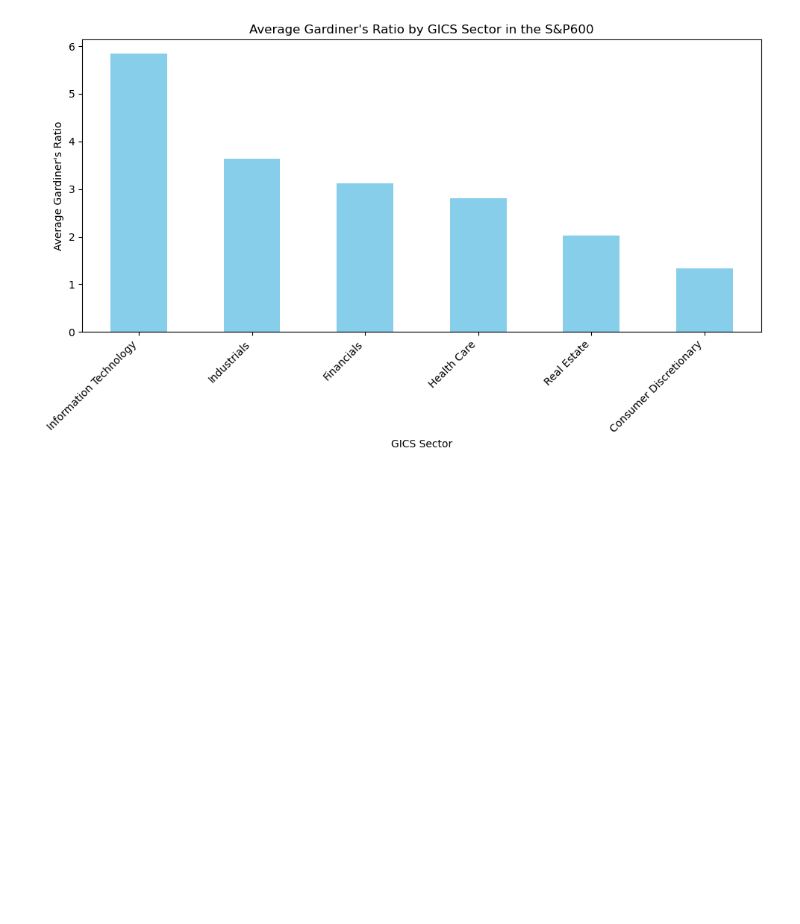
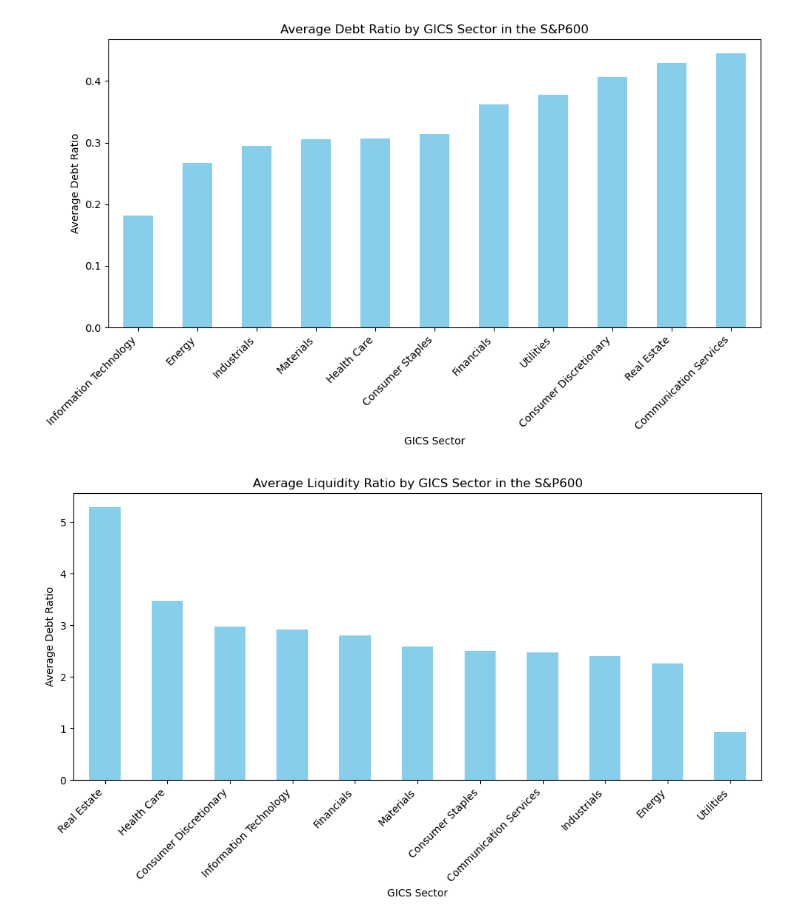
Before and after one commit to ThomasGardiner/thomasgardiner.github.io, a Jupyter notebook: scraper2.ipynb, the cells around one changed output. Drawn from its saved outputs; the diff is of its cells as text; code cells hidden in the pictures; blank space fills up the shorter version.

```diff
--- a/scraper2.ipynb
+++ b/scraper2.ipynb
@@ -2,6 +2,7 @@
 import requests
 import pandas as pd
 import yfinance as yf
+pd.set_option('display.max_rows', None)
 
 
 url = "https://en.wikipedia.org/wiki/List_of_S%26P_600_companies"
@@ -31,5 +32,5 @@ list_df = pd.read_html(html_content)
 df = list_df[0]
 df = df.drop(columns=["SEC filings","CIK"])
 df = df.dropna()
-df = df.head(30)
+#df = df.head(20)
 df
@@ -54,8 +36,0 @@ df
-# %%
-df['Invested Capital'] = df.apply(lambda x: yf.Ticker(x['Symbol']).balance_sheet.T['Invested Capital'].iloc[0], axis=1)
-df['Total Debt'] = df.apply(lambda x: yf.Ticker(x['Symbol']).balance_sheet.T['Total Debt'].iloc[0], axis=1)
-df["Gardiner's Ratio"] = df['Invested Capital'] / df['Total Debt']
-
-
-
-df
@@ -80,25 +104,53 @@ df
 # %%
 import pandas as pd
 import matplotlib.pyplot as plt
 
-# Assuming you have a DataFrame named df with columns "GICS Sector" and "Gardiner's Ratio"
+# Assuming you have a DataFrame named df with columns "GICS Sector" and "Debt Ratio"
 
-# Grouping the DataFrame by "GICS Sector" and calculating the average of "Gardiner's Ratio"
-sector_avg = df.groupby('GICS Sector')["Gardiner's Ratio"].mean()
+# Grouping the DataFrame by "GICS Sector" and calculating the average of "Debt Ratio"
 
-sector_avg = sector_avg.sort_values(ascending=False)
+sector_avg_debt_ratio = df.groupby('GICS Sector')["Debt Ratio"].mean()
+sector_avg_debt_ratio = sector_avg_debt_ratio.sort_values(ascending=True)
 
 
-# Plotting the bar graph
+# Plot Debt ratio graph
 plt.figure(figsize=(10, 6))  # Adjust the figure size as needed
-sector_avg.plot(kind='bar', color='skyblue')
-plt.title("Average Gardiner's Ratio by GICS Sector in the S&P600")
+sector_avg_debt_ratio.plot(kind='bar', color='skyblue')
+plt.title("Average Debt Ratio by GICS Sector in the S&P600")
 plt.xlabel('GICS Sector')
-plt.ylabel("Average Gardiner's Ratio")
+plt.ylabel("Average Debt Ratio")
 plt.xticks(rotation=45, ha='right')  # Rotate x-axis labels for better readability
 plt.tight_layout()  # Adjust layout to prevent clipping of labels
 plt.savefig('plot.png')
+#plt.show()
 
-plt.show()
+# Plot liquidity ratio graph
+
+sector_avg_liquidity = df.groupby('GICS Sector')["Liquidity Ratio"].mean()
+sector_avg_liquidity = sector_avg_liquidity.sort_values(ascending=False)
+
+plt.figure(figsize=(10, 6))  # Adjust the figure size as needed
+sector_avg_liquidity.plot(kind='bar', color='skyblue')
+plt.title("Average Liquidity Ratio by GICS Sector in the S&P600")
+plt.xlabel('GICS Sector')
+plt.ylabel("Average Debt Ratio")
+plt.xticks(rotation=45, ha='right')  # Rotate x-axis labels for better readability
+plt.tight_layout()  # Adjust layout to prevent clipping of labels
+plt.savefig('plot1.png')
+
+# Plot liquidity ratio graph
+
+sector_avg_profit = df.groupby('GICS Sector')["Calculated Profit Margin"].mean()
+sector_avg_profit = sector_avg_profit.sort_values(ascending=True)
+
+plt.figure(figsize=(10, 6))  # Adjust the figure size as needed
+sector_avg_profit.plot(kind='bar', color='skyblue')
+plt.title("Average profit margin by GICS Sector in the S&P600")
+plt.xlabel('GICS Sector')
+plt.ylabel("Average Debt Ratio")
+plt.xticks(rotation=45, ha='right')  # Rotate x-axis labels for better readability
+plt.tight_layout()  # Adjust layout to prevent clipping of labels
+plt.savefig('plot2.png')
 # %% [output]
-[figure, old version]
+[figure, new version]
+[figure, added]
```
Also changed, not shown: parts of 6 cells of this notebook, 4 other files.
